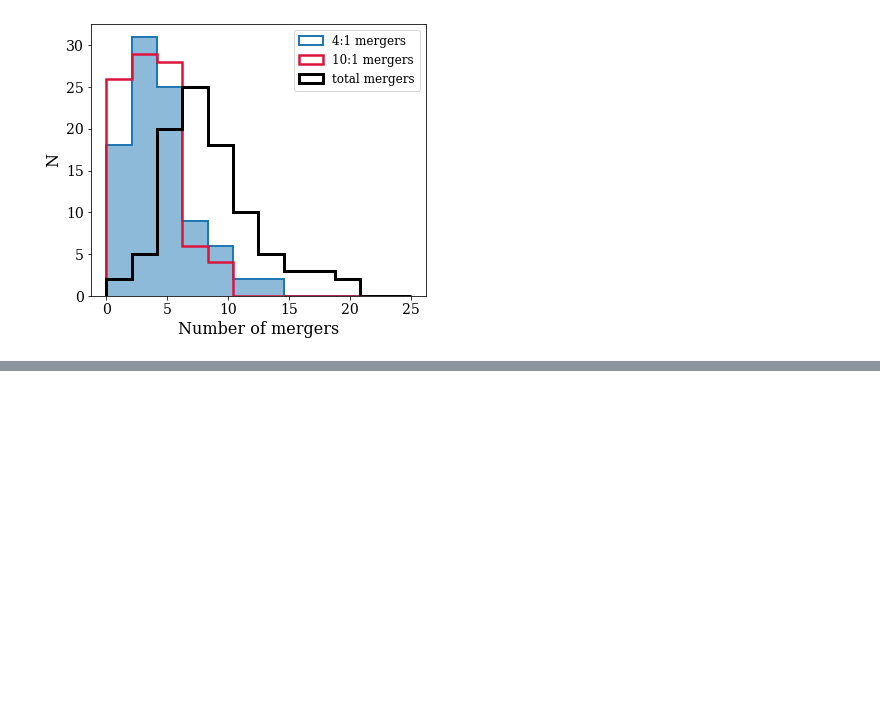
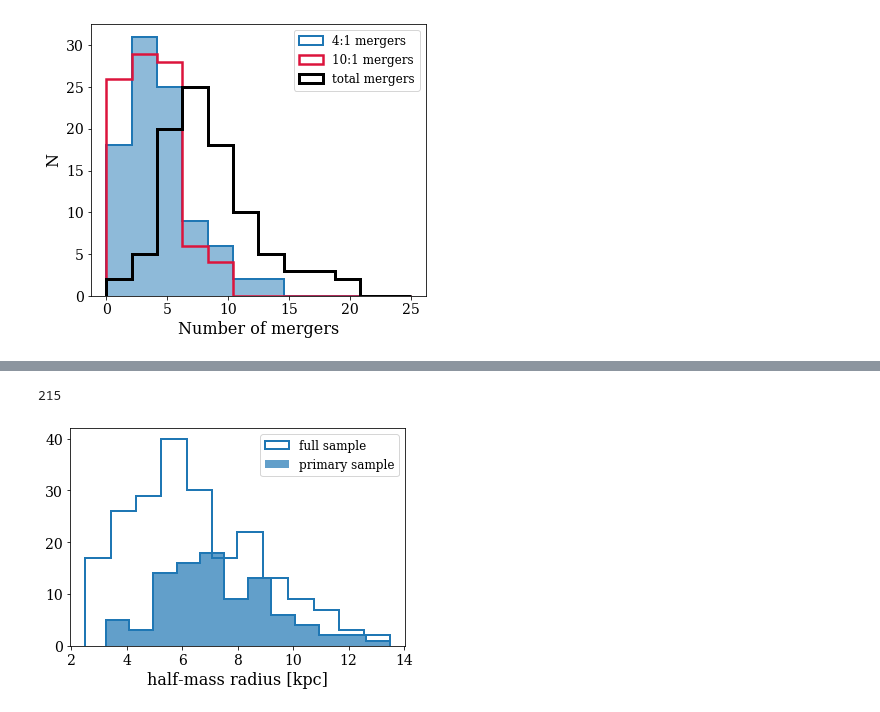
Before and after one commit to ekta1224/IllustrisAD, a Jupyter notebook: TNG_v2/plot_TNG_sample_properties_primary.ipynb, the cells around one changed output, grey strips where cells are left out. Saved outputs shown, nothing was run; the diff lists cells and outputs as text; code cells hidden in the pictures; blank space fills up the shorter version.

```diff
--- a/TNG_v2/plot_TNG_sample_properties_primary.ipynb
+++ b/TNG_v2/plot_TNG_sample_properties_primary.ipynb
@@ -26,6 +26,7 @@ fids = fsample[:,0]
 fhalo_mass = fsample[:,7]*1e10/0.704
 fstellar_mass = fsample[:,8]*1e10/0.704
 fvmax = fsample[:,9]
+fhlr = fsample[:,11]/0.704
 #subhalomass = np.loadtxt('M31analogs_halo_props_TNG100_revised_subhalomass.txt')[:,10]*1e10/0.704
 # %% [output]
 [ 4.29041000e+05  3.07635352e+03  3.25153672e+04  3.90027686e+03
@@ -109,0 +146,12 @@ Text(0.5, 0, '$M_{sub}\\, \\, [M_{\\odot}]$')
+# %%
+plt.figure()
+print(len(subhalomass))
+plt.hist(fhlr, bins = 12, histtype='step', lw=2, label='full sample')
+plt.hist(fhlr[mask], bins = 12, histtype='step',color='C0', lw=2)
+plt.hist(fhlr[mask], bins = 12, color='C0',alpha=0.7, lw=2, label='primary sample')
+plt.legend()
+plt.xlabel('half-mass radius [kpc]')
+plt.savefig('half_mass_radius_hist.png')
+# %% [output]
+215
+[figure, added]
```
Also changed, not shown: parts of 2 cells of this notebook.
